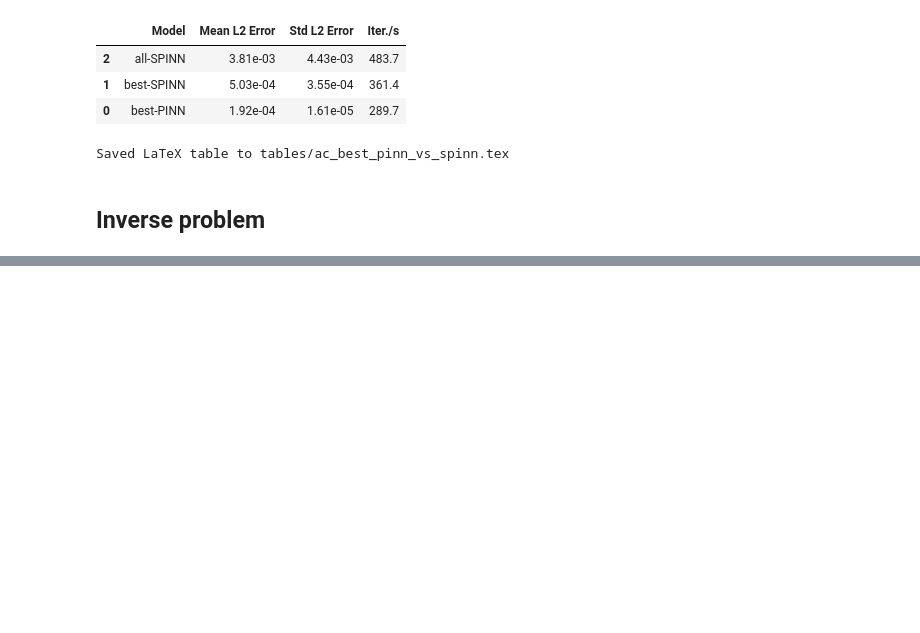
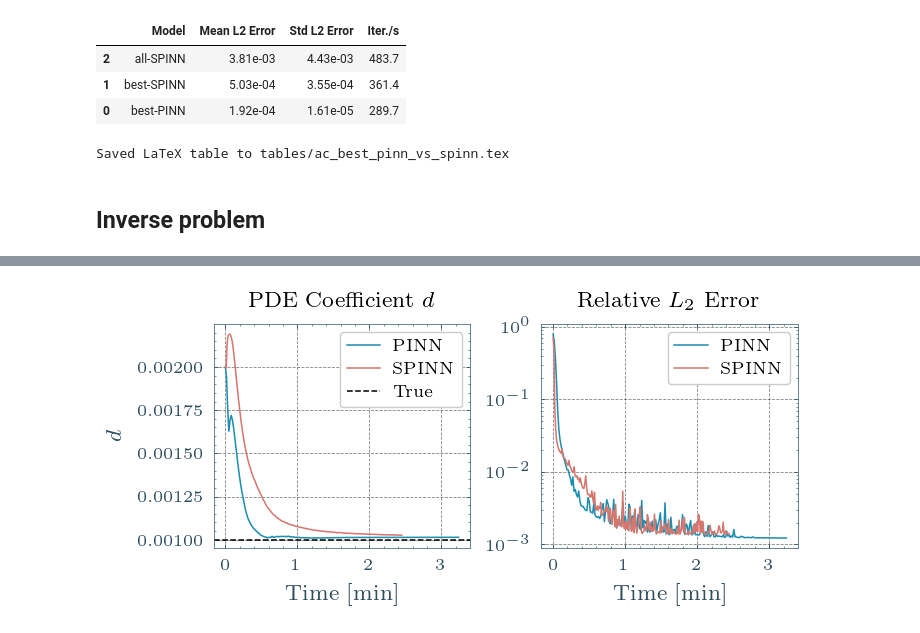
Before and after one commit to bonneted/PhD, a Jupyter notebook: chapters/III_ImprovingPINNs/05_improving_spinn_ac.ipynb, the cells around one changed output, grey strips where cells are left out. Cells and saved outputs as stored; diff of their text form; code cells hidden in the pictures; blank space fills up the shorter version.

Commit message:
add ac inverse results

```diff
--- a/chapters/III_ImprovingPINNs/05_improving_spinn_ac.ipynb
+++ b/chapters/III_ImprovingPINNs/05_improving_spinn_ac.ipynb
@@ -942,0 +1070,99 @@ Saved LaTeX table to tables/ac_best_pinn_vs_spinn.tex
+# %%
+# === Convergence Plot: PDE coefficient d and L2 Error ===
+
+def plot_inverse_comparison(results_dict, run_names=None, step_type="time", time_unit="min"):
+    """
+    Plot convergence of d parameter and L2 error for inverse problem.
+
+    Similar to plot_metrics_comparison from analytical_plate, but adapted for
+    single parameter (d) instead of (lambda, mu).
+    """
+    page_width = get_current_config().page_width
+    fig, axes = plt.subplots(1, 2, figsize=(page_width * 0.75, page_width * 0.35), dpi=200, constrained_layout=True)
+    ax_d, ax_l2 = axes
+
+    d_true = None
+
+    for i, (key, res) in enumerate(results_dict.items()):
+        label = run_names[i] if run_names and i < len(run_names) else key
+
+        # Get time scaling
+        elapsed = res["runtime_metrics"]["elapsed_time"]
+
+        # Extract d parameter history
+        var_cb = res.get("callbacks", {}).get("variable_value")
+        if var_cb and var_cb.history:
+            var_hist = np.array(var_cb.history)
+            steps = var_hist[:, 0]
+            d_values = var_hist[:, 1]  # d is the first (and only) variable
+
+            # Scale to time if requested
+            if step_type == "time":
+                time_scale = elapsed / steps[-1] if steps[-1] > 0 else 1.0
+                if time_unit == "min":
+                    time_scale /= 60
+                x_vals = steps * time_scale
+            else:
+                x_vals = steps
+
+            ax_d.plot(x_vals, d_values, label=label)
+
+        # Extract L2 error from loss history
+        losshistory = res.get("losshistory")
+        if losshistory:
+            steps = np.array(losshistory.steps)
+            l2_errors = np.array([m[0] for m in losshistory.metrics_test])
+
+            if step_type == "time":
+                time_scale = elapsed / steps[-1] if steps[-1] > 0 else 1.0
+                if time_unit == "min":
+                    time_scale /= 60
+                x_vals = steps * time_scale
+            else:
+                x_vals = steps
+
+            ax_l2.semilogy(x_vals, l2_errors, label=label)
+
+        # Get true value from config
+        if d_true is None:
+            d_true = res.get("config", {}).get("problem", {}).get("pde_coefficient", 0.001)
+
+    # Add true value line
+    if d_true is not None:
+        ax_d.axhline(d_true, linestyle='--', color='k', label="True")
+
+    # Labels
+    xlabel = f"Time [{time_unit}]" if step_type == "time" else "Iterations"
+    ax_d.set_xlabel(xlabel)
+    ax_d.set_ylabel(r"$d$")
+    ax_d.set_title(r"PDE Coefficient $d$")
+    ax_d.legend().get_frame().set_linewidth(0.5)
+
+    ax_l2.set_xlabel(xlabel)
+    # ax_l2.set_ylabel(r"$E_{L^2}$")
+    ax_l2.set_title(r"Relative $L_2$ Error")
+    ax_l2.legend().get_frame().set_linewidth(0.5)
+
+    return fig, axes
+
+
+# Plot convergence if we have results
+if results_inverse:
+    fig_inv, axes_inv = plot_inverse_comparison(
+        results_inverse,
+        run_names=[config_text_dict_inverse.get(k, k) for k in results_inverse.keys()],
+        step_type="time",
+        time_unit="min"
+    )
+    plt.show()
+
+    if save_fig:
+        figure_folder = Path("images")
+        (figure_folder / "pgf").mkdir(parents=True, exist_ok=True)
+        fig_inv.savefig(figure_folder / "ac_inverse_comparison.png", dpi=300, bbox_inches='tight')
+        fig_inv.savefig(figure_folder / "pgf" / "ac_inverse_comparison.pgf", bbox_inches='tight')
+        print(f"Saved: {figure_folder / 'ac_inverse_comparison.png'}")
+else:
+    print("No inverse results loaded. Add configs to configs_to_run_inverse to train.")
+# %% [output]
+[figure, added]
```
Also changed, not shown: parts of 4 cells of this notebook, 5 other files.
